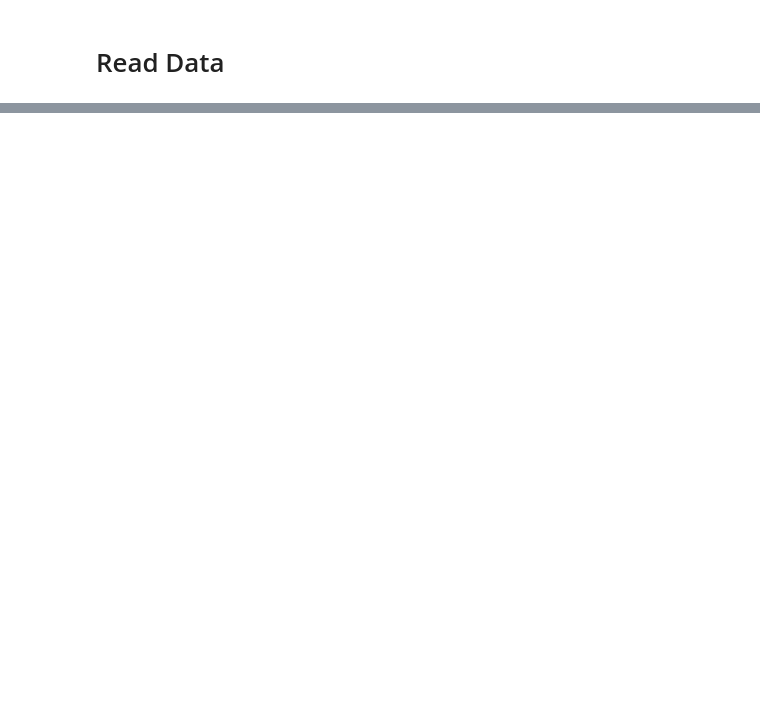
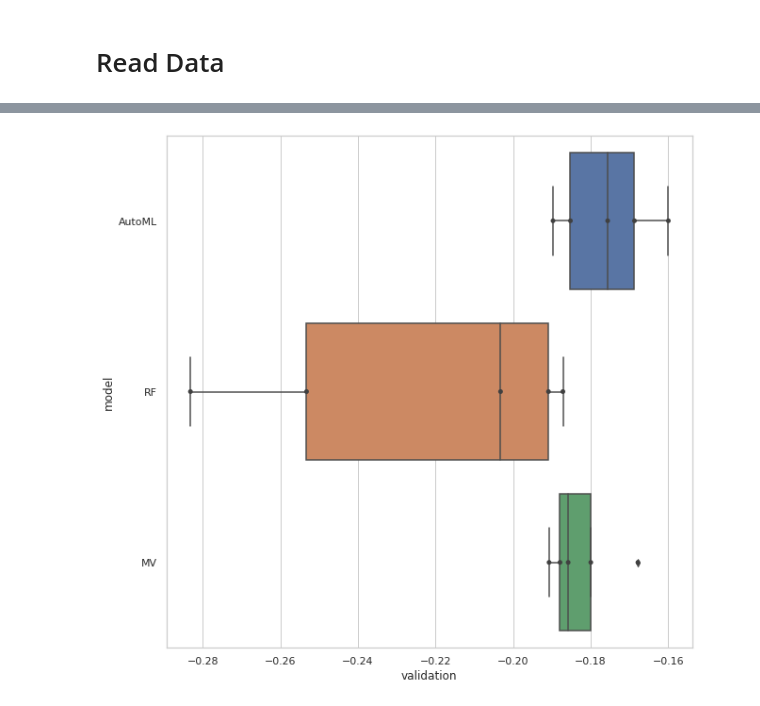
Before and after one commit to rolayoalarcon/OlayoAlarcon_automl_ws21, a Jupyter notebook: experiments.ipynb, the cells around one changed output, grey strips where cells are left out. Cells and saved outputs as stored; diff of their text form; code cells hidden in the pictures; blank space fills up the shorter version.

```diff
--- a/experiments.ipynb
+++ b/experiments.ipynb
@@ -18,0 +48,30 @@ churn_df["number_customer_service_calls"] = churn_df["number_customer_service_ca
+# %%
+# Data
+X_churn = churn_df.drop(columns="class")
+y_churn = np.reshape(churn_df["class"].values, X_churn.shape[0])
+
+# Experiment parameters
+kfolds = 5
+scorer = "neg_log_loss"
+ncores = 50
+random_state = 42
+
+# AutoML params
+automl_dict = {"classification_algorithms": ["EL", "RF", "GB"],
+               "numerical_strategies": ["SSE", "MMS"],
+               "categorical_strategies": ["OHE", "SUM"],
+               "test_fraction": 0.1,
+               "cv_folds": 4,
+               "random_state": random_state,
+               "num_iterations": 4,
+               "fidelity_parameter": 2,
+               "n_jobs": ncores,
+               "loss_function": scorer}
+
+# Voters
+voter_clfs = [RandomForestClassifier(random_state=random_state),
+              DecisionTreeClassifier(random_state=random_state),
+              GradientBoostingClassifier(random_state=random_state)]
+# %%
+churn_experiment, churn_automl = kfold_experiments(X_churn, y_churn, kfolds, scorer, automl_dict, voter_clfs,
+                                                  n_cores=ncores, random_state=42)
@@ -18,0 +84,9 @@ churn_df["number_customer_service_calls"] = churn_df["number_customer_service_ca
+# %%
+plt.figure(figsize=(10,10))
+sns.set_theme(style="whitegrid")
+# plot boxplot
+bp = sns.boxplot(x="validation", y="model", data=churn_experiment)
+bp = sns.swarmplot(x="validation", y="model", data=churn_experiment, color=".25")
+bp.get_figure().savefig("data/churn_results/base_boxplot.pdf", bbox_inches='tight')
+# %% [output]
+[figure, added]
```
Also changed, not shown: parts of 38 cells of this notebook, 15 other files.
